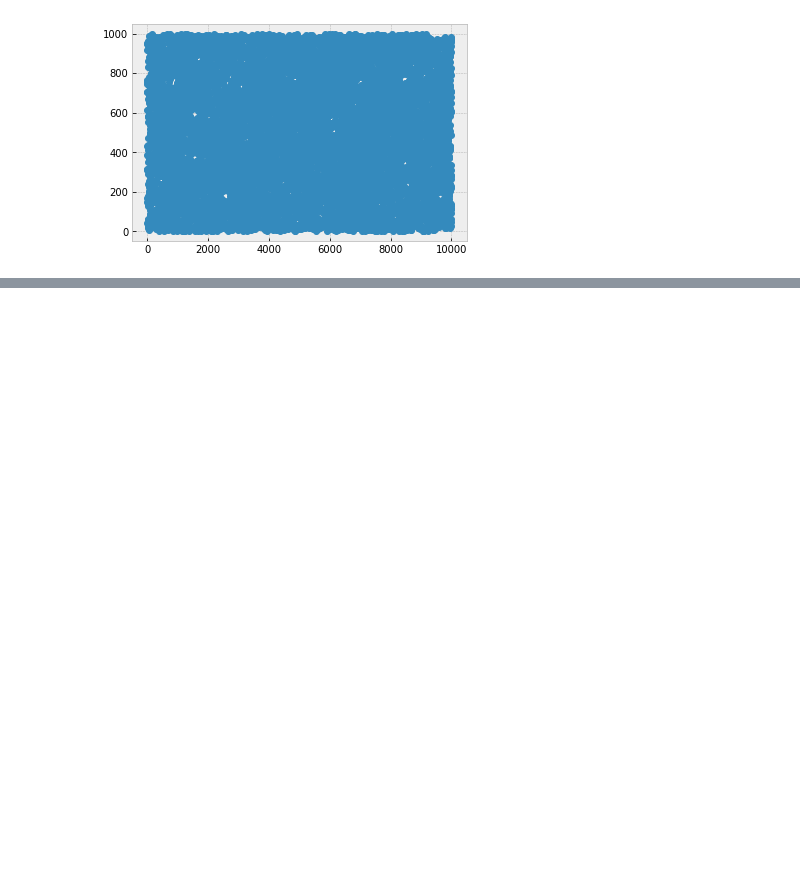
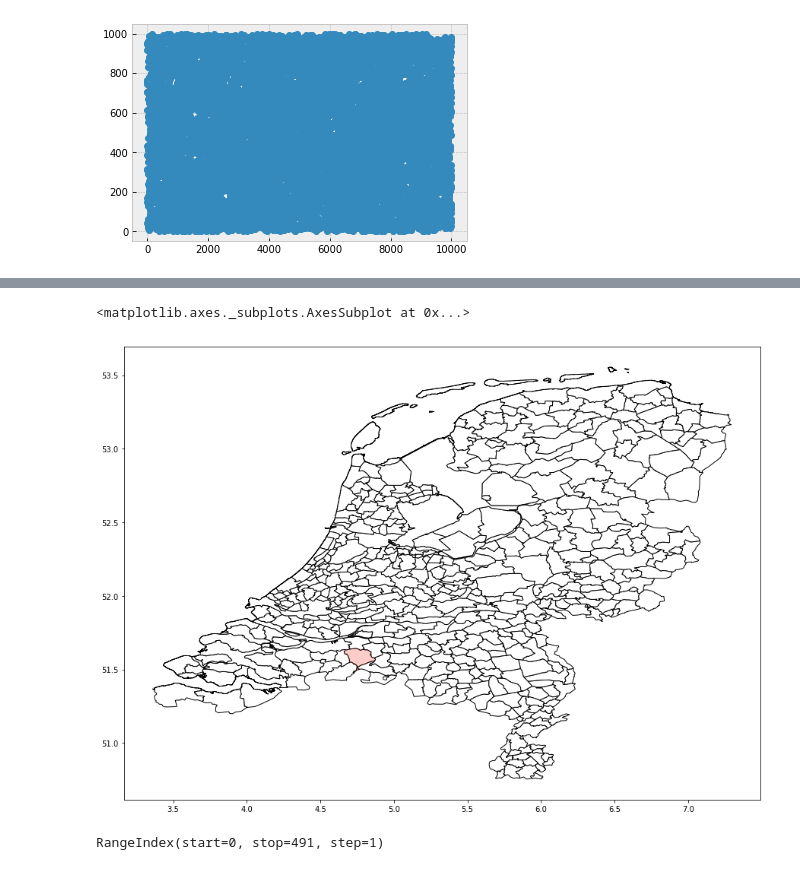
Before and after one commit to BojkArth/minimeta_notebooks, a Jupyter notebook: 201901_postReassemblyPruning_WestDock.ipynb, the cells around one changed output, grey strips where cells are left out. Drawn from its saved outputs; the diff is of its cells as text; code cells hidden in the pictures; blank space fills up the shorter version.

```diff
--- a/201901_postReassemblyPruning_WestDock.ipynb
+++ b/201901_postReassemblyPruning_WestDock.ipynb
@@ -472,0 +553,2 @@ plt.plot(np.random.randint(0,1000,10000),'o')
+# %%
+a = gpd.read_file('/home/bojk/Downloads/NLD_adm/NLD_adm2.shp')
@@ -472,0 +557,14 @@ plt.plot(np.random.randint(0,1000,10000),'o')
+# %%
+f = plt.figure(figsize=(15,20))
+gs = gridspec.GridSpec(1,1)
+ax1 = f.add_subplot(gs[0,0])
+a.plot(color='white', edgecolor='black',ax=ax1)
+a[a.NAME_2=='Breda'].plot(color='red',ax=ax1,alpha=.2)
+# %% [output]
+<matplotlib.axes._subplots.AxesSubplot at 0x...>
+[figure, added]
+# %%
+print(a.index
+)
+# %% [output]
+RangeIndex(start=0, stop=491, step=1)
```
Also changed, not shown: parts of 9 cells of this notebook, 2 other files.
